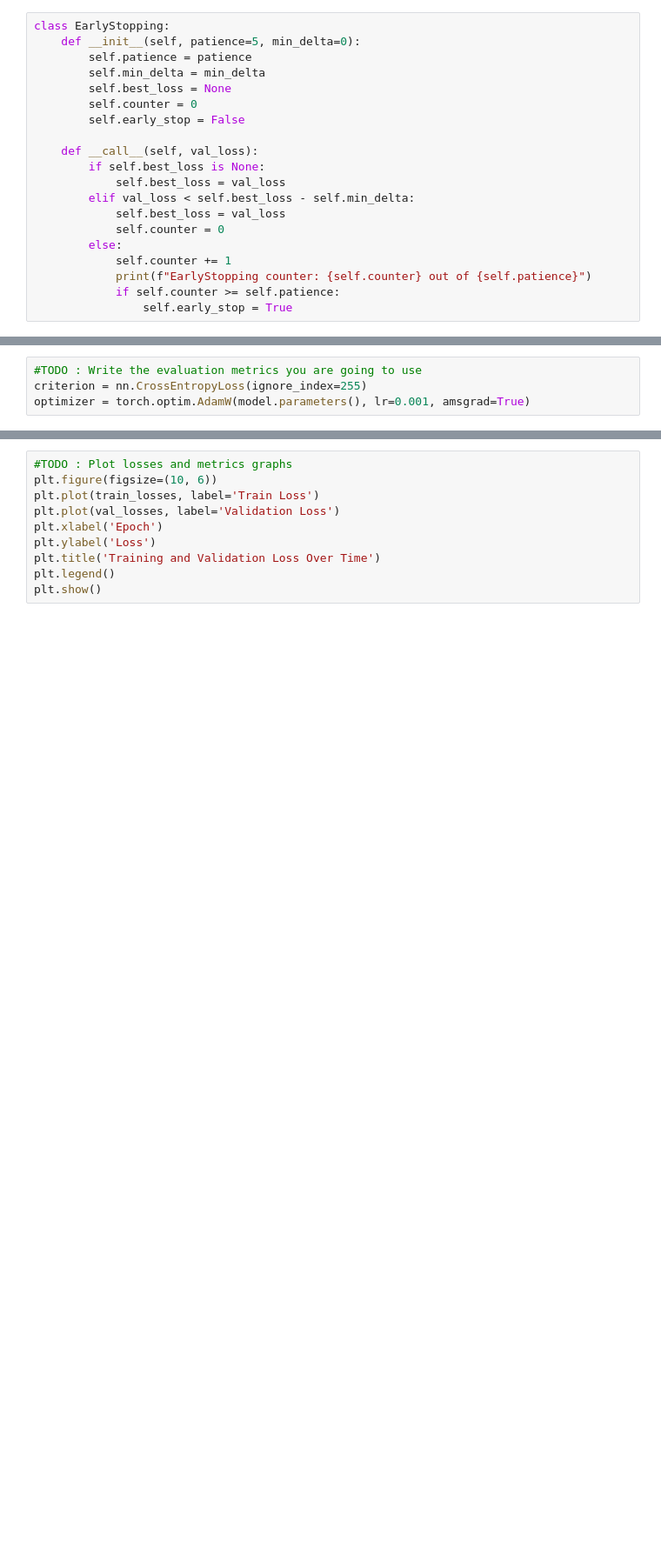
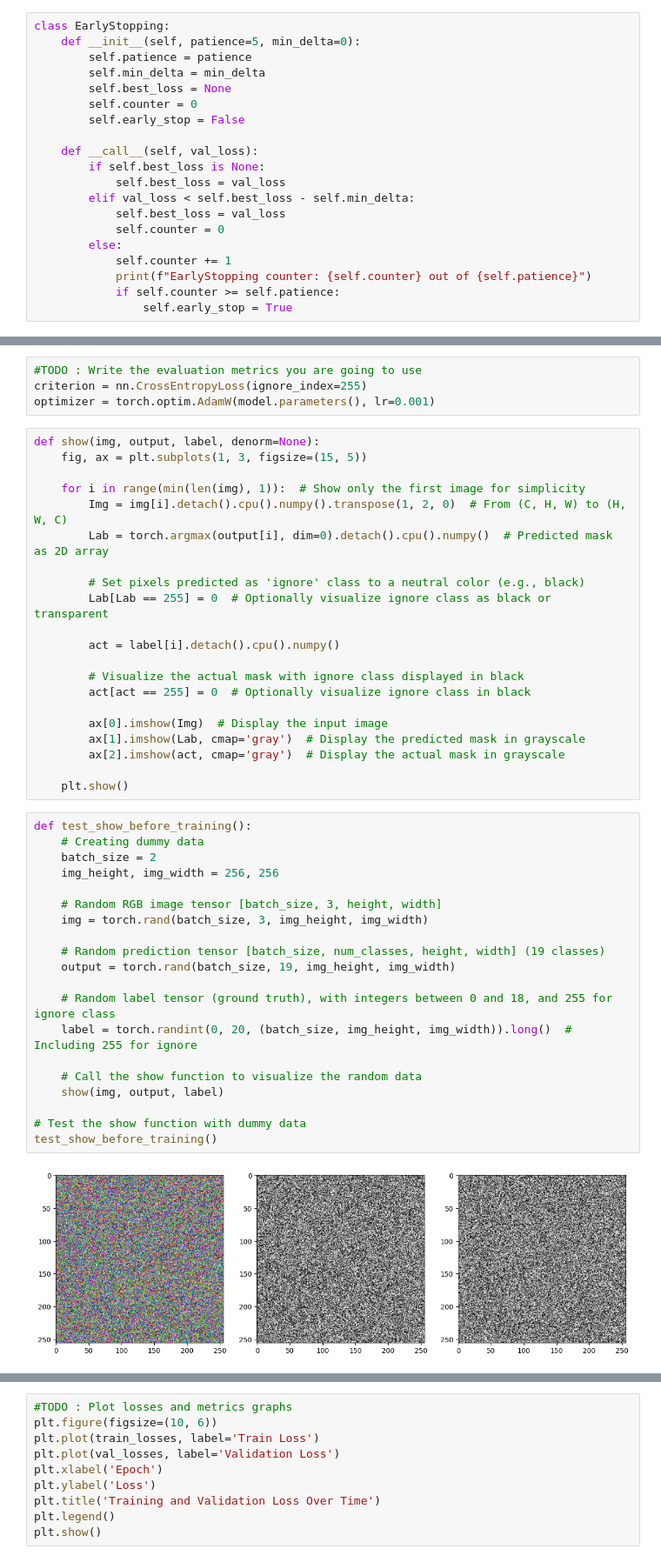
Before and after one commit to YoussifKhaled/Cityscapes_Semantic_Segmentor, a Jupyter notebook: Try_model/Cityscapes.ipynb, the cells around one changed output, grey strips where cells are left out. Shown at 87% size. Cells and saved outputs as stored; diff of their text form; blank space fills up the shorter version.

Commit message:
Notebook with the model

```diff
--- a/Try_model/Cityscapes.ipynb
+++ b/Try_model/Cityscapes.ipynb
@@ -602,5 +586,48 @@ model = model.to(device)
 # %%
 #TODO : Write the evaluation metrics you are going to use
 criterion = nn.CrossEntropyLoss(ignore_index=255)
-optimizer = torch.optim.AdamW(model.parameters(), lr=0.001, amsgrad=True)
+optimizer = torch.optim.AdamW(model.parameters(), lr=0.001)
+# %%
+def show(img, output, label, denorm=None):
+    fig, ax = plt.subplots(1, 3, figsize=(15, 5))
+
+    for i in range(min(len(img), 1)):  # Show only the first image for simplicity
+        Img = img[i].detach().cpu().numpy().transpose(1, 2, 0)  # From (C, H, W) to (H, W, C)
+        Lab = torch.argmax(output[i], dim=0).detach().cpu().numpy()  # Predicted mask as 2D array
+
+        # Set pixels predicted as 'ignore' class to a neutral color (e.g., black)
+        Lab[Lab == 255] = 0  # Optionally visualize ignore class as black or transparent
+
+        act = label[i].detach().cpu().numpy()
+
+        # Visualize the actual mask with ignore class displayed in black
+        act[act == 255] = 0  # Optionally visualize ignore class in black
+
+        ax[0].imshow(Img)  # Display the input image
+        ax[1].imshow(Lab, cmap='gray')  # Display the predicted mask in grayscale
+        ax[2].imshow(act, cmap='gray')  # Display the actual mask in grayscale
+
+    plt.show()
+# %%
+def test_show_before_training():
+    # Creating dummy data
+    batch_size = 2
+    img_height, img_width = 256, 256
+
+    # Random RGB image tensor [batch_size, 3, height, width]
+    img = torch.rand(batch_size, 3, img_height, img_width)
+
+    # Random prediction tensor [batch_size, num_classes, height, width] (19 classes)
+    output = torch.rand(batch_size, 19, img_height, img_width)
+
+    # Random label tensor (ground truth), with integers between 0 and 18, and 255 for ignore class
+    label = torch.randint(0, 20, (batch_size, img_height, img_width)).long()  # Including 255 for ignore
+
+    # Call the show function to visualize the random data
+    show(img, output, label)
+
+# Test the show function with dummy data
+test_show_before_training()
+# %% [output]
+[figure, added]
 # %%
```
Also changed, not shown: parts of 12 cells of this notebook.
